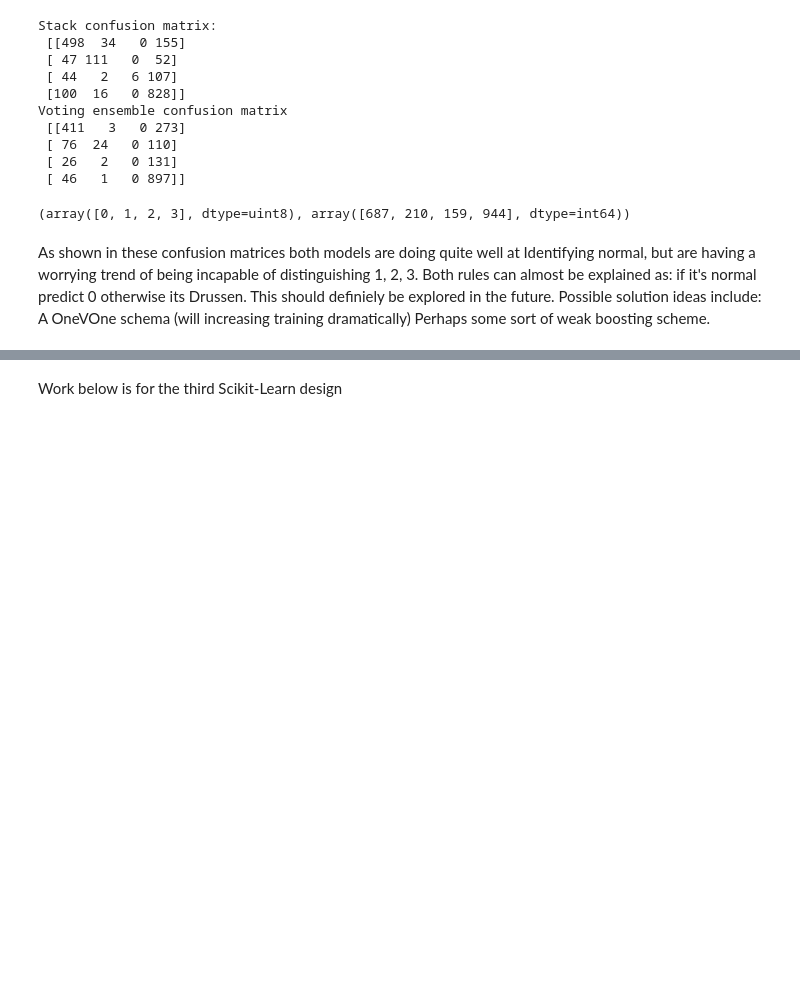
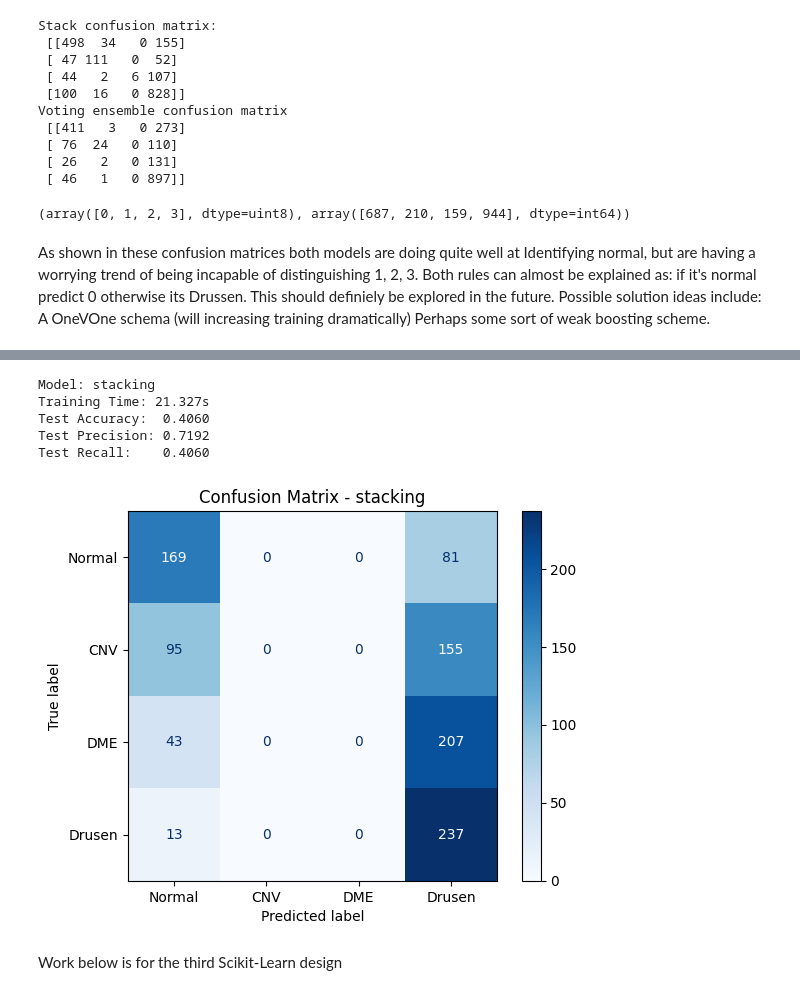
Before and after one commit to samuel5maine-maker/BME4801FinalProject, a Jupyter notebook: milestone_2.ipynb, the cells around one changed output, grey strips where cells are left out. Cells and saved outputs as stored; diff of their text form; code cells hidden in the pictures; blank space fills up the shorter version.

```diff
--- a/milestone_2.ipynb
+++ b/milestone_2.ipynb
@@ -911,7 +930,7 @@ class_names = [
     "Drusen"
 ]
 
-x_tr_final, y_tr_final = stratified_subset(train_images, train_labels.ravel(), 5000)
+x_tr_final, y_tr_final = stratified_subset(train_images, train_labels.ravel(), 1000)
 
 results_test = []
 
@@ -940,3 +951,9 @@ results_test.append(
+Model: stacking
+Training Time: 21.327s
+Test Accuracy:  0.4060
+Test Precision: 0.7192
+Test Recall:    0.4060
+[figure, added]
 # %%
 results_test.append(
     evaluate_on_test(
```
Also changed, not shown: parts of 3 cells of this notebook.
